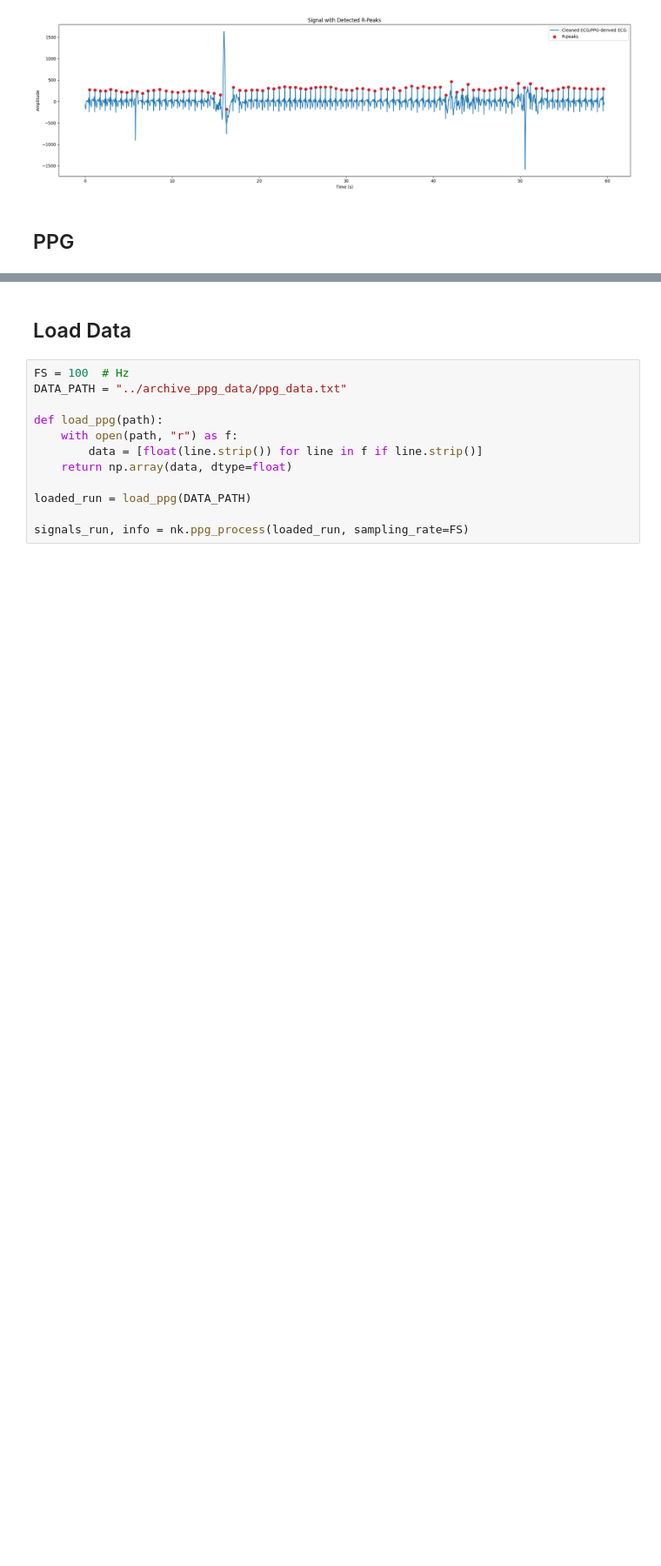
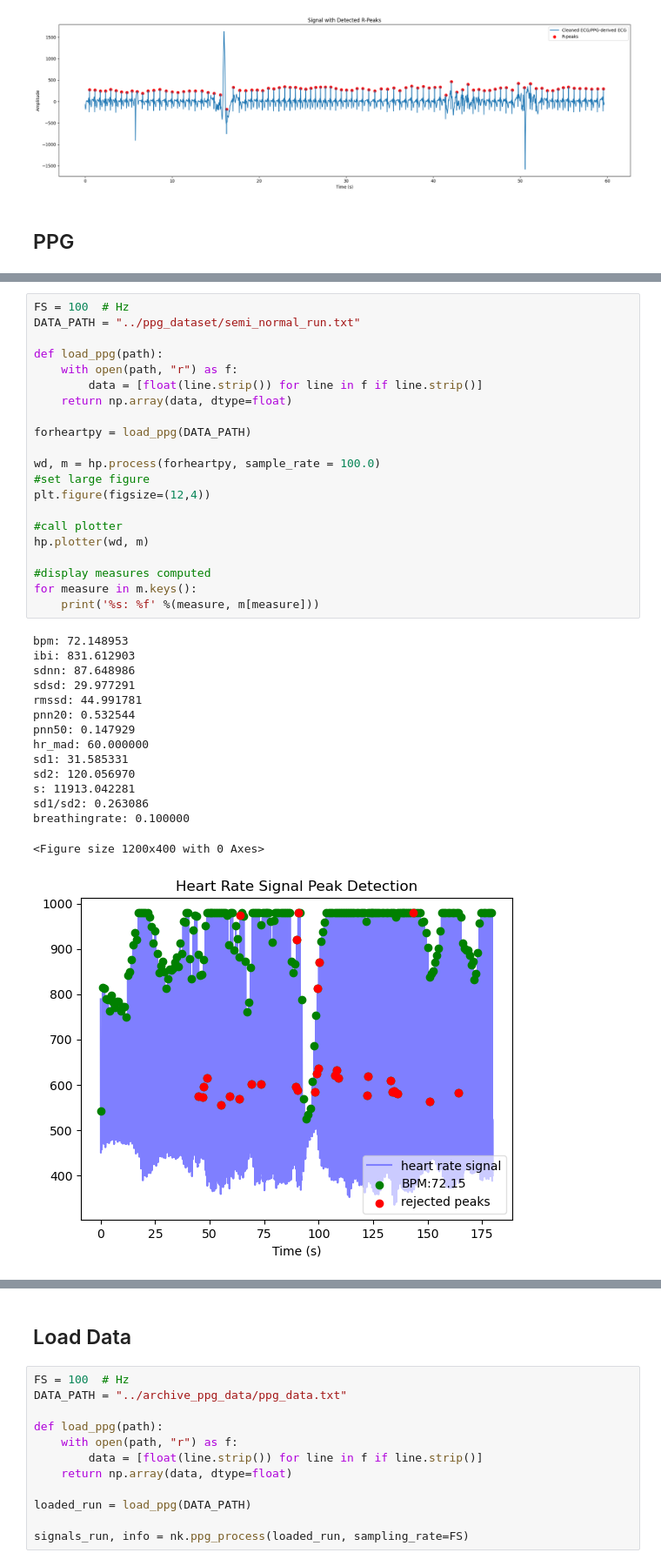
Before and after one commit to ConnorIrvine/Capstone, a Jupyter notebook: Python/python_code/sensor_to_hrv/hrv.ipynb, the cells around one changed output, grey strips where cells are left out. Shown at 87% size. Drawn from its saved outputs; the diff is of its cells as text; blank space fills up the shorter version.

```diff
--- a/Python/python_code/sensor_to_hrv/hrv.ipynb
+++ b/Python/python_code/sensor_to_hrv/hrv.ipynb
@@ -84,0 +175,37 @@ nk.ppg_plot(signals, info)
+# %%
+FS = 100  # Hz
+DATA_PATH = "../ppg_dataset/semi_normal_run.txt"
+
+def load_ppg(path):
+    with open(path, "r") as f:
+        data = [float(line.strip()) for line in f if line.strip()]
+    return np.array(data, dtype=float)
+
+forheartpy = load_ppg(DATA_PATH)
+
+wd, m = hp.process(forheartpy, sample_rate = 100.0)
+#set large figure
+plt.figure(figsize=(12,4))
+
+#call plotter
+hp.plotter(wd, m)
+
+#display measures computed
+for measure in m.keys():
+    print('%s: %f' %(measure, m[measure]))
+# %% [output]
+bpm: 72.148953
+ibi: 831.612903
+sdnn: 87.648986
+sdsd: 29.977291
+rmssd: 44.991781
+pnn20: 0.532544
+pnn50: 0.147929
+hr_mad: 60.000000
+sd1: 31.585331
+sd2: 120.056970
+s: 11913.042281
+sd1/sd2: 0.263086
+breathingrate: 0.100000
+<Figure size 1200x400 with 0 Axes>
+[figure, added]
```
Also changed, not shown: parts of 7 cells of this notebook.
